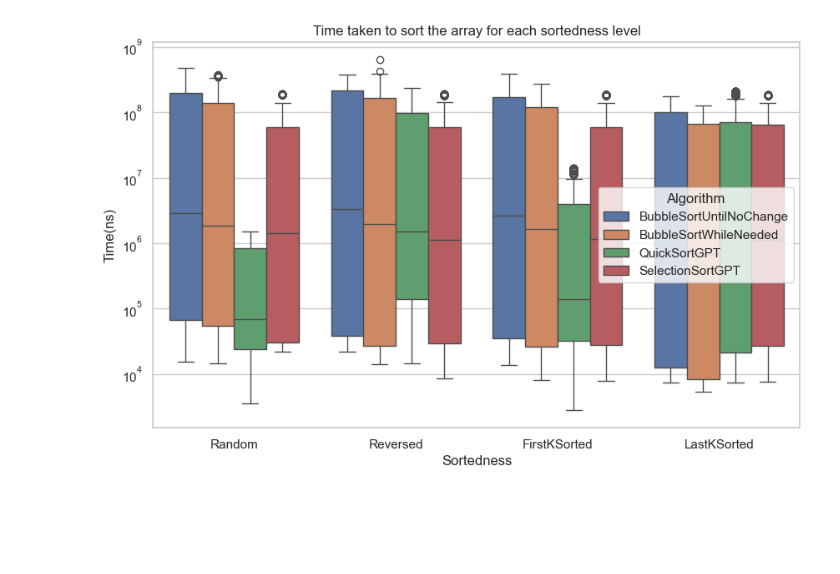
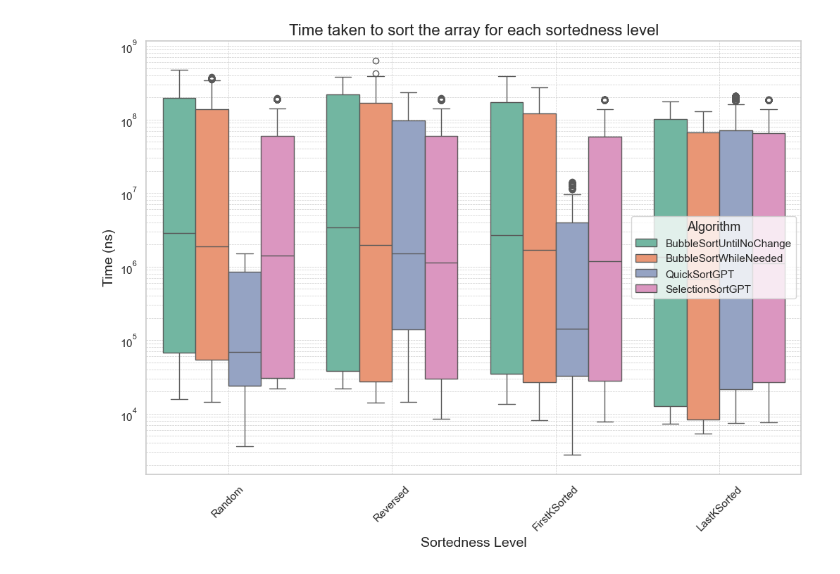
Before and after one commit to costanza1234/USI-Exp-Eval-24, a Jupyter notebook: experiment1/data_analysis/analysis.ipynb, the cells around one changed output. Drawn from its saved outputs; the diff is of its cells as text; code cells hidden in the pictures; blank space fills up the shorter version.

```diff
--- a/experiment1/data_analysis/analysis.ipynb
+++ b/experiment1/data_analysis/analysis.ipynb
@@ -20,6 +20,58 @@ df = pd.DataFrame(data[1:], columns=data[0])
 # Convert 'Time(ns)' column to numeric
 df['Time(ns)'] = pd.to_numeric(df['Time(ns)'], errors='coerce')
 df['DataSize'] = pd.to_numeric(df['DataSize'], errors='coerce')
+# %%
+# Hypotesis 1 analysis
+# Hypothesis 1: Independent variable = sortedness level of the array.
+# Dependent variable = time taken to sort the array.
+# Counfounding variables = sorting algorithm used, size of the array, data type.
+
+
+# Boxplot of the time taken to sort the array for each sortedness level
+# On the x axis we have the 4 different sortedness levels (Random, Reversed, FirstHalfSorted, SecondHalfSorted)
+# and for each sortedness level we have 4 bars, one for each sorting algorithm
+# y axis we have the time taken to sort the array in a logarithmic scale
+
+# Clear any previous plots
+plt.clf()
+plt.close('all')
+
+# Set the theme
+sns.set_theme(style="whitegrid")
+
+# Create a figure with a specific size
+plt.figure(figsize=(12, 8))
+
+# Use a custom palette for better color distinction
+custom_palette = sns.color_palette("Set2")
+
+# Create the boxplot
+sns.boxplot(x="Sortedness", y="Time(ns)", hue="Algorithm", data=df, palette=custom_palette)
+
+# Set y-axis to logarithmic scale
+plt.yscale("log")
+
+# Add title and labels with improved font size
+plt.title("Time taken to sort the array for each sortedness level", fontsize=16)
+plt.xlabel("Sortedness Level", fontsize=14)
+plt.ylabel("Time (ns)", fontsize=14)
+
+# Improve the legend
+plt.legend(title="Algorithm", title_fontsize='13', fontsize='11')
+
+# Rotate x-axis labels for better readability
+plt.xticks(rotation=45)
+
+# Add grid lines for better readability
+plt.grid(True, which="both", linestyle='--', linewidth=0.5)
+
+# Save the plot as a PNG file
+plt.savefig("hip1.png", bbox_inches='tight')
+
+# Show the plot
+plt.show()
+# %% [output]
+[figure, added]
 # %%
 # Hypotesis 1 analysis
 # Hypothesis 1: Independent variable = sortedness level of the array.
@@ -33,14 +85,12 @@ df['DataSize'] = pd.to_numeric(df['DataSize'], errors='coerce')
 # y axis we have the time taken to sort the array in a logarithmic scale
 
 
-plt.clf()
-plt.close('all')
-sns.set_theme(style="whitegrid")
-plt.figure(figsize=(10, 6))
-sns.boxplot(x="Sortedness", y="Time(ns)", hue="Algorithm", data=df)
-plt.yscale("log")
-plt.title("Time taken to sort the array for each sortedness level")
-plt.savefig("hip1.png")
-plt.show()
+# plt.clf()
+# plt.close('all')
+# sns.set_theme(style="whitegrid")
+# plt.figure(figsize=(10, 6))
+# sns.boxplot(x="Sortedness", y="Time(ns)", hue="Algorithm", data=df, palette="pastel")
+# plt.yscale("log")
+# plt.title("Time taken to sort the array for each sortedness level")
+# plt.savefig("hip1.png")
+# plt.show()
-# %% [output]
-[figure, removed]
```
Also changed, not shown: parts of 6 cells of this notebook, 5 other files.
